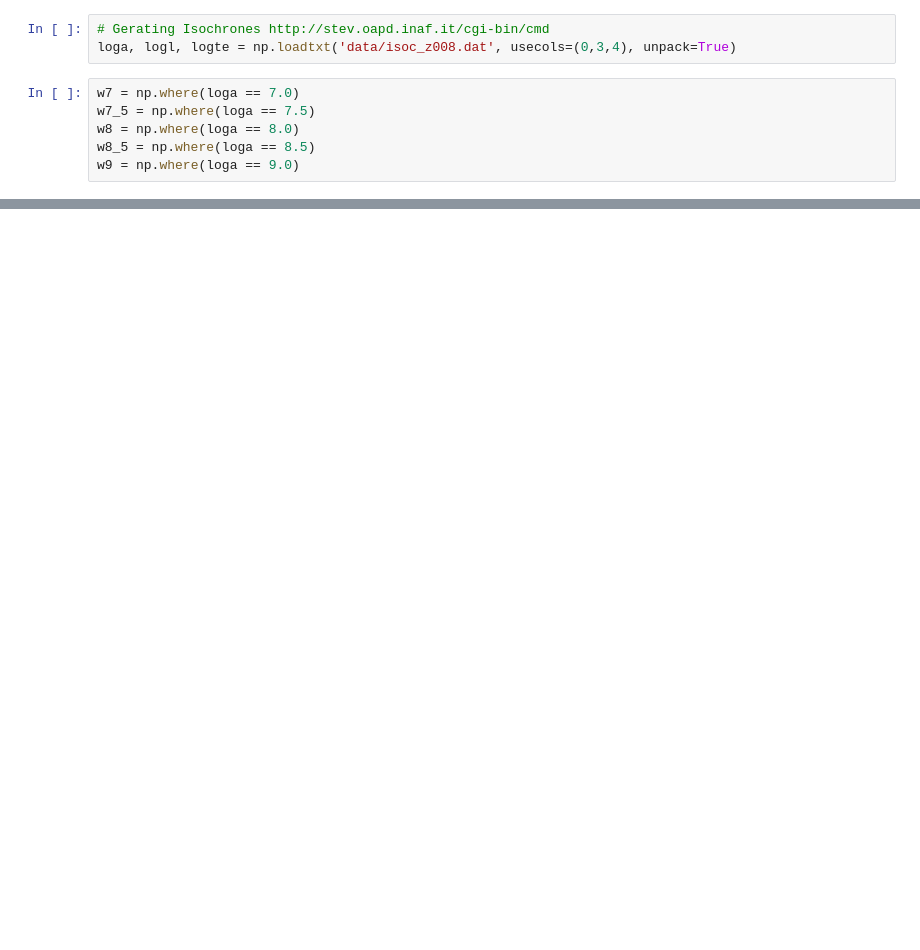
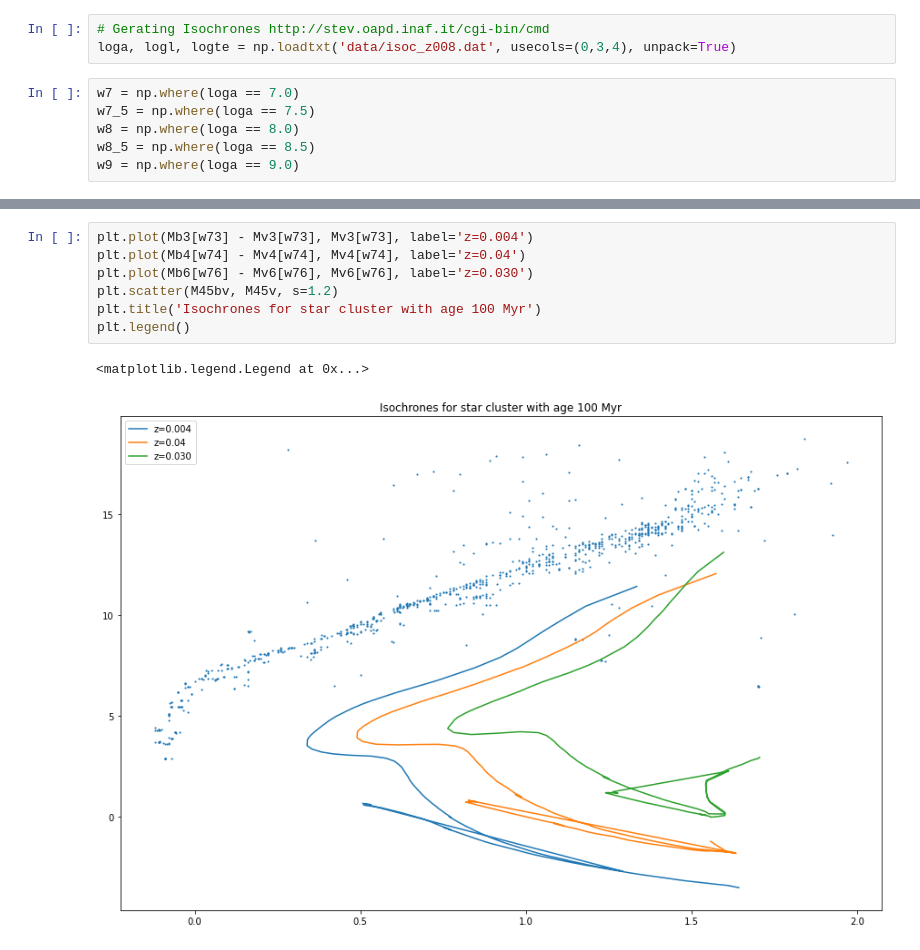
Before and after one commit to JoelsonSartoriJr/study-astrnomy, a Jupyter notebook: color_magnitude/color_magnitude_diagram.ipynb, the cells around one changed output, grey strips where cells are left out. Cells and saved outputs as stored; diff of their text form; blank space fills up the shorter version.

```diff
--- a/color_magnitude/color_magnitude_diagram.ipynb
+++ b/color_magnitude/color_magnitude_diagram.ipynb
@@ -31,0 +91,10 @@ plt.savefig('graph/cmdconstmetalicity.pdf')
+# %%
+plt.plot(Mb3[w73] - Mv3[w73], Mv3[w73], label='z=0.004')
+plt.plot(Mb4[w74] - Mv4[w74], Mv4[w74], label='z=0.04')
+plt.plot(Mb6[w76] - Mv6[w76], Mv6[w76], label='z=0.030')
+plt.scatter(M45bv, M45v, s=1.2)
+plt.title('Isochrones for star cluster with age 100 Myr')
+plt.legend()
+# %% [output]
+<matplotlib.legend.Legend at 0x...>
+[figure, added]
```
Also changed, not shown: parts of 12 cells of this notebook, 4 other files.
